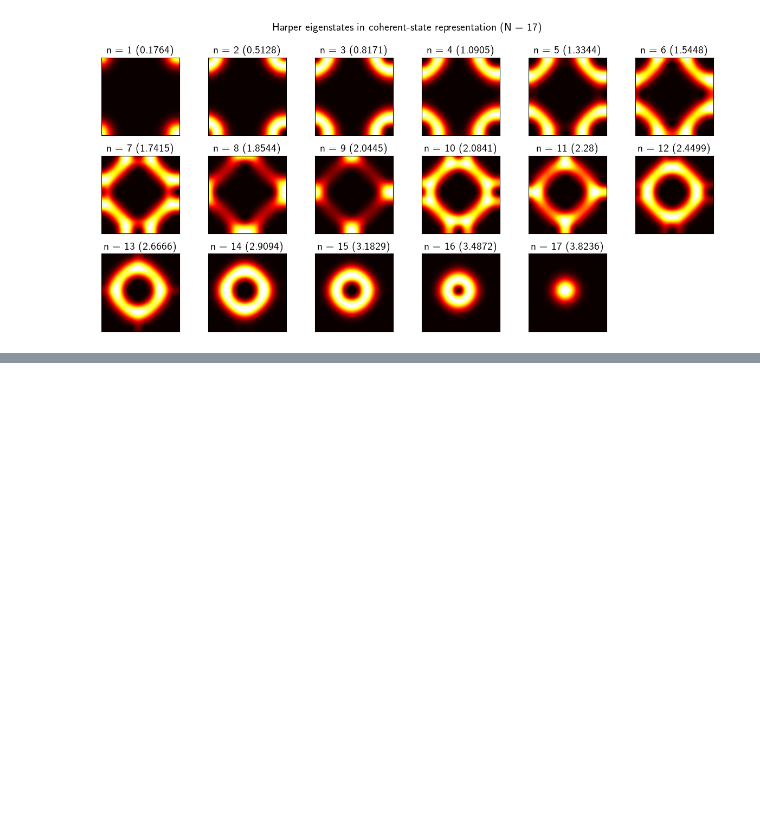
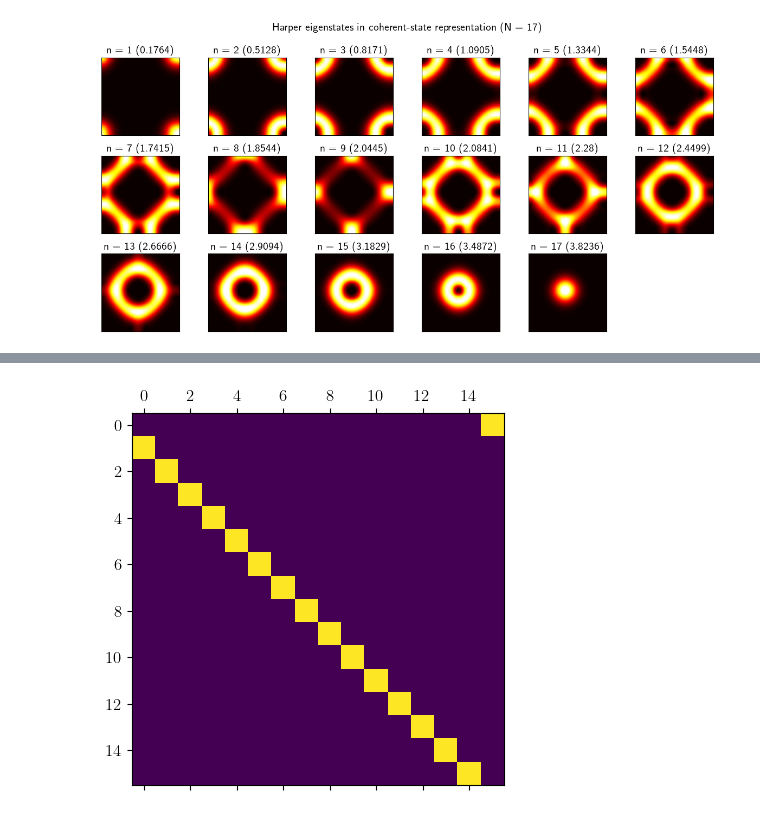
Before and after one commit to IBArbitrary/qbm, a Jupyter notebook: qbm-nb2.ipynb, the cells around one changed output, grey strips where cells are left out. Saved outputs shown, nothing was run; the diff lists cells and outputs as text; code cells hidden in the pictures; blank space fills up the shorter version.

```diff
--- a/qbm-nb2.ipynb
+++ b/qbm-nb2.ipynb
@@ -78,0 +124,8 @@ d2.plot_harper_states(nc = 6)
+# %%
+U = d1.s.UV["U"]
+V = d1.s.UV["V"]
+# %%
+plt.matshow(np.abs(U @ V))
+plt.show()
+# %% [output]
+[figure, added]
```
Also changed, not shown: parts of 33 cells of this notebook, 3 other files.
